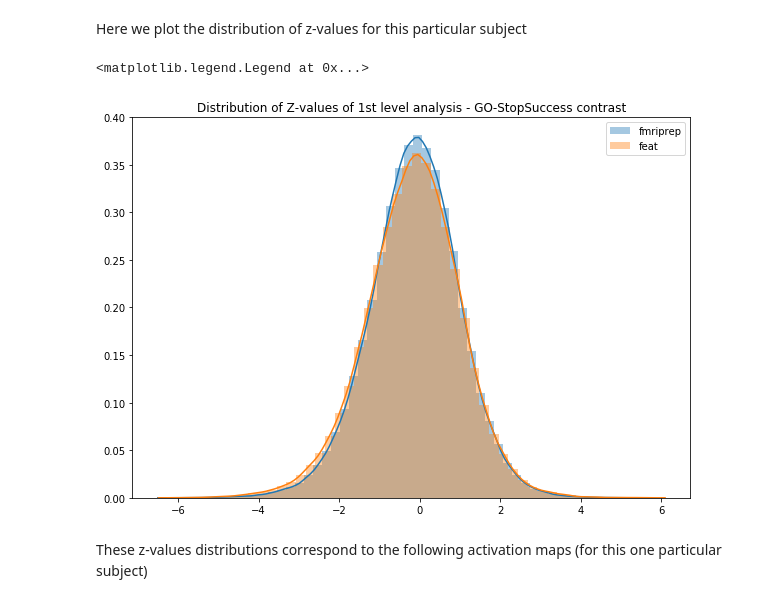
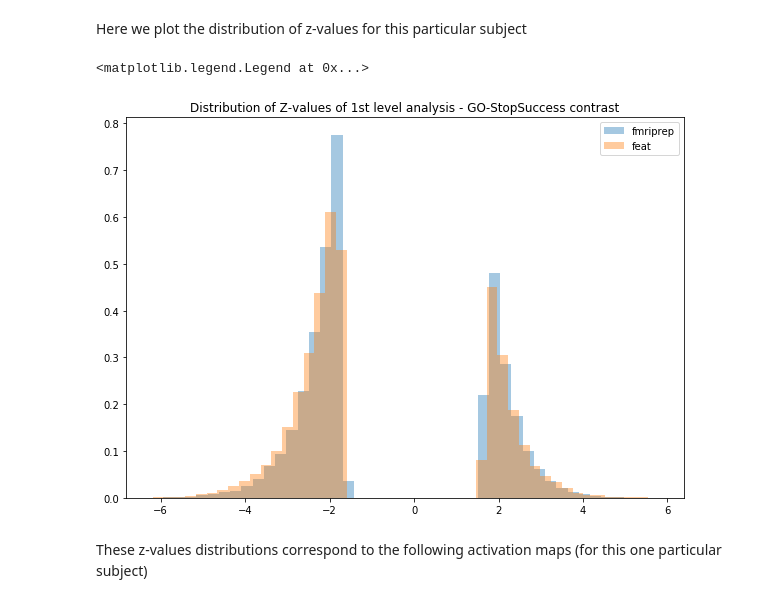
Before and after one commit to nipreps/fmriprep-notebooks, a Jupyter notebook: 02_Evaluation - FEAT Comparison.ipynb, the cells around one changed output. Cells and saved outputs as stored; diff of their text form; code cells hidden in the pictures.

```diff
--- a/02_Evaluation - FEAT Comparison.ipynb
+++ b/02_Evaluation - FEAT Comparison.ipynb
@@ -162,13 +162,16 @@ plotting.show();
 Here we plot the distribution of z-values for this particular subject
 # %%
 plt.figure(figsize=(10,7))
-sn.distplot(nb.load(images['fmriprep']).get_data()[mask2mm], label='fmriprep')
-sn.distplot(nb.load(images['fslfeat']).get_data()[mask2mm], label='feat')
+
+fprep_vals = nb.load(images['fmriprep']).get_data()[mask2mm]
+feat_vals = nb.load(images['fslfeat']).get_data()[mask2mm]
+sn.distplot(fprep_vals[np.abs(fprep_vals) > 1.68], label='fmriprep', kde=False, norm_hist=True)
+sn.distplot(feat_vals[np.abs(feat_vals) > 1.68], label='feat', kde=False, norm_hist=True)
 plt.title("Distribution of Z-values of 1st level analysis - GO-StopSuccess contrast")
 plt.legend()
 # %% [output]
 <matplotlib.legend.Legend at 0x...>
-[figure, old version]
+[figure, new version]
 # %% [markdown]
 These z-values distributions correspond to the following activation maps (for this one particular subject)
 # %%
```
Also changed, not shown: parts of 3 cells of this notebook, 1 other file.
